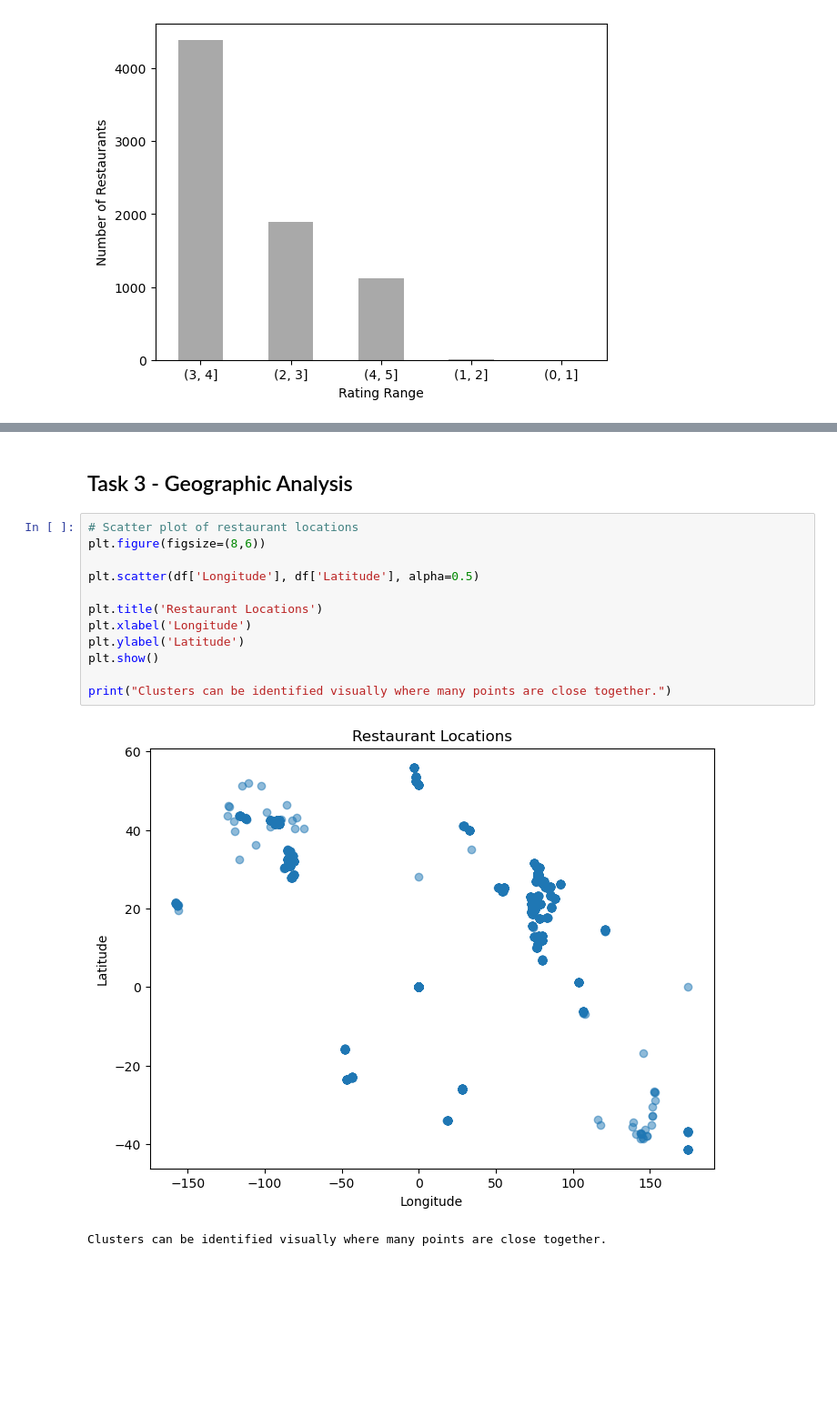
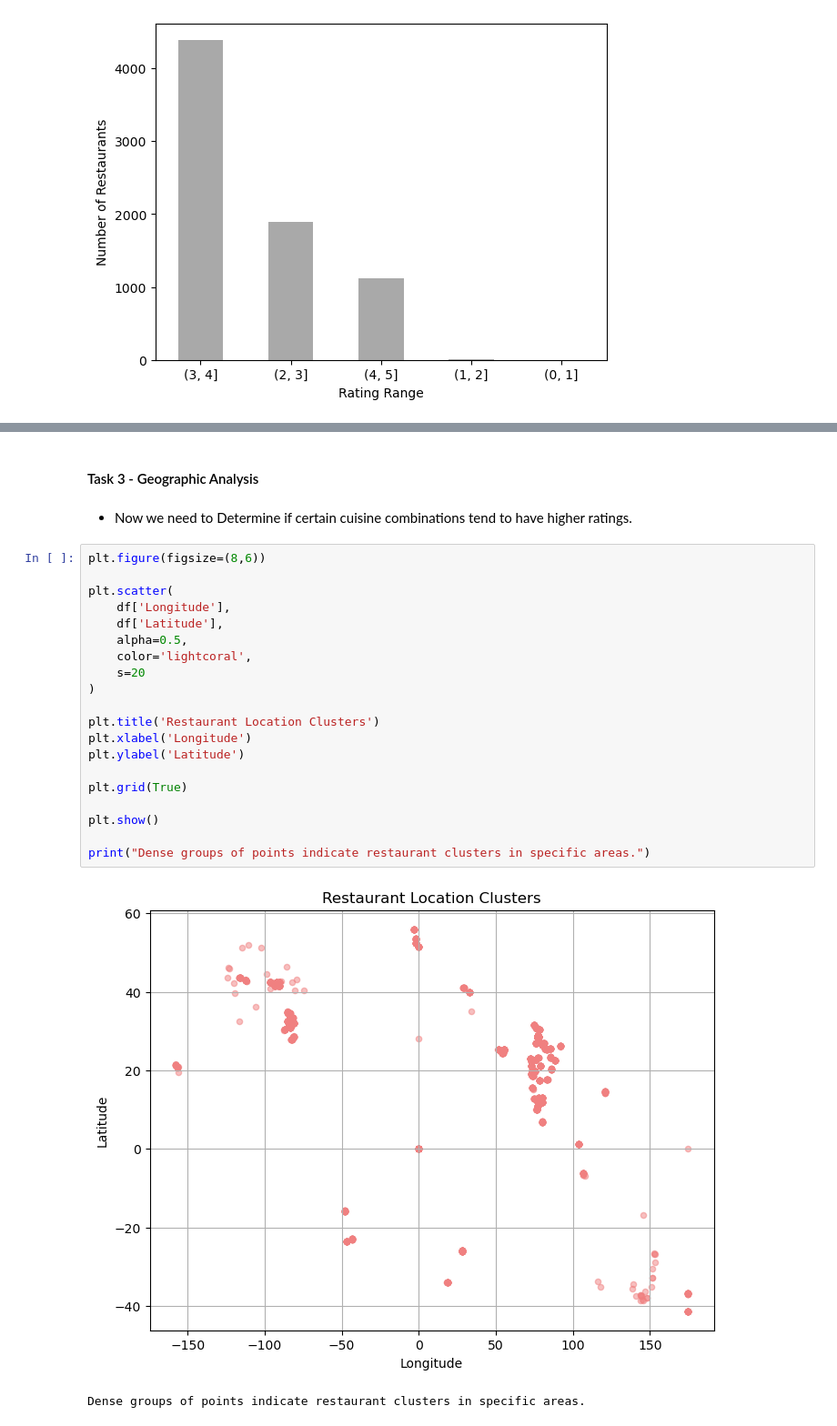
Before and after one commit to MrinmoyTalukdar27/Cognifyz-internship-project, a Jupyter notebook: Task-2.ipynb, the cells around one changed output, grey strips where cells are left out. Shown at 91% size. Cells and saved outputs as stored; diff of their text form; blank space fills up the shorter version.

```diff
--- a/Task-2.ipynb
+++ b/Task-2.ipynb
@@ -110,18 +136,28 @@ Name: Aggregate rating, dtype: float64
 # %% [markdown]
-## Task 3 - Geographic Analysis
+#### Task 3 - Geographic Analysis
-# %%
-# Scatter plot of restaurant locations
-plt.figure(figsize=(8,6))
-
-plt.scatter(df['Longitude'], df['Latitude'], alpha=0.5)
-
-plt.title('Restaurant Locations')
-plt.xlabel('Longitude')
-plt.ylabel('Latitude')
-plt.show()
-
-print("Clusters can be identified visually where many points are close together.")
-# %% [output]
-[figure, removed]
-Clusters can be identified visually where many points are close together.
+# %% [markdown]
+- Now we need to Determine if certain cuisine combinations tend to have higher ratings.
+# %%
+plt.figure(figsize=(8,6))
+
+plt.scatter(
+    df['Longitude'],
+    df['Latitude'],
+    alpha=0.5,
+    color='lightcoral',
+    s=20
+)
+
+plt.title('Restaurant Location Clusters')
+plt.xlabel('Longitude')
+plt.ylabel('Latitude')
+
+plt.grid(True)
+
+plt.show()
+
+print("Dense groups of points indicate restaurant clusters in specific areas.")
+# %% [output]
+[figure, added]
+Dense groups of points indicate restaurant clusters in specific areas.
 # %% [markdown]
```
Also changed, not shown: parts of 10 cells of this notebook.
